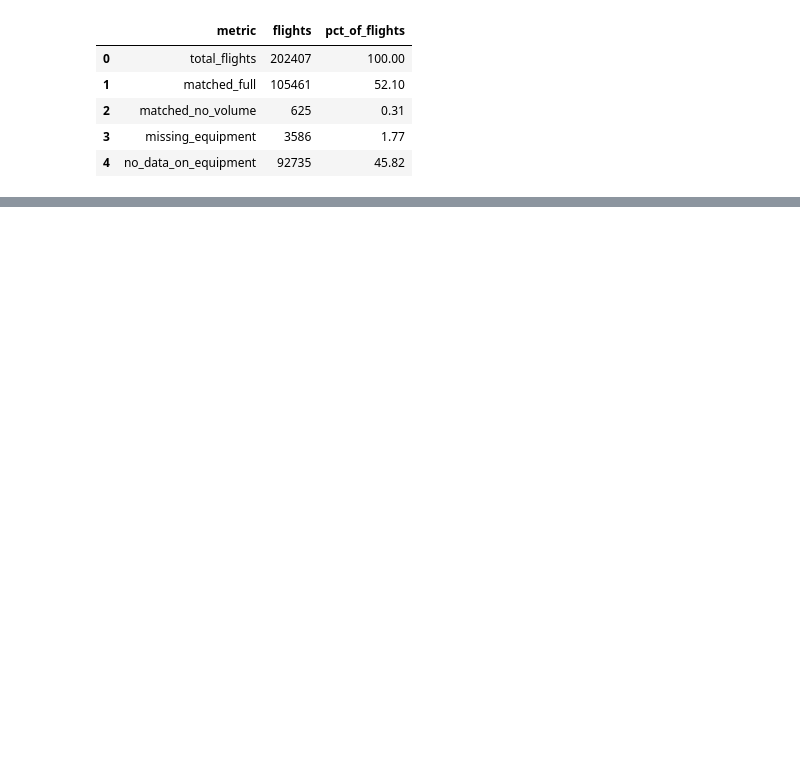
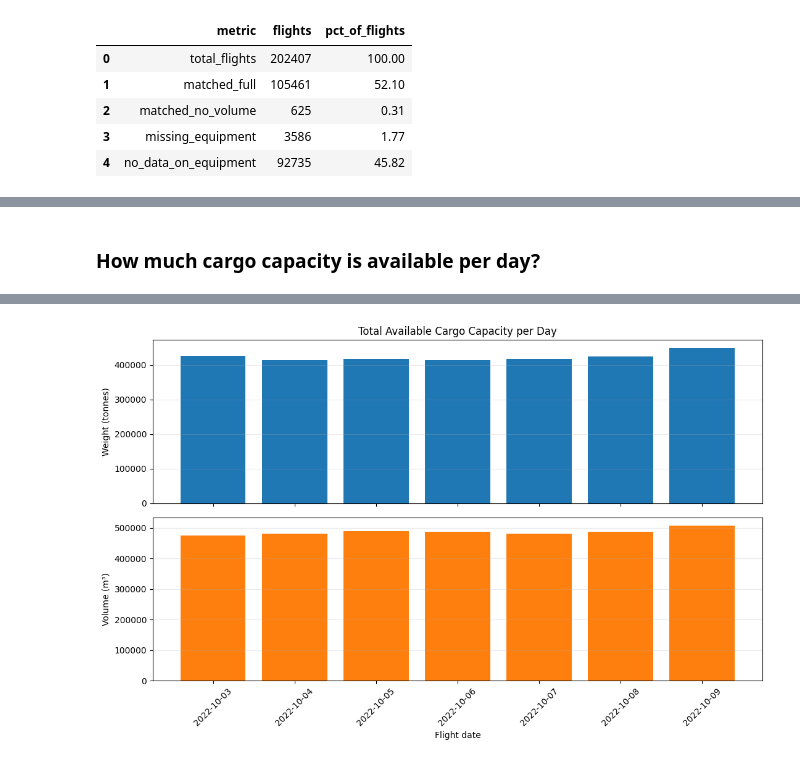
Before and after one commit to kaan-altinay/state-of-the-sky, a Jupyter notebook: notebooks/data_visualisation.ipynb, the cells around one changed output, grey strips where cells are left out. Saved outputs shown, nothing was run; the diff lists cells and outputs as text; code cells hidden in the pictures; blank space fills up the shorter version.

Commit message:
Final readme changes, add visuals to the notebooks and clean up the notebooks.

```diff
--- a/notebooks/data_visualisation.ipynb
+++ b/notebooks/data_visualisation.ipynb
@@ -146,0 +193,36 @@ con.execute("""   SELECT metric, flights, pct_of_flights
+# %% [markdown]
+### How much cargo capacity is available per day?
+# %%
+daily_capacity = con.execute("""
+SELECT
+    flight_date,
+    COUNT(*) AS flights_in_capacity_table,
+    COUNT(*) FILTER (WHERE available_capacity_weight IS NOT NULL) AS flights_with_weight,
+    COUNT(*) FILTER (WHERE available_capacity_volume IS NOT NULL) AS flights_with_volume,
+    SUM(available_capacity_weight) / 1000.0 AS total_capacity_weight_tonnes,
+    SUM(available_capacity_volume) AS total_capacity_volume_m3
+FROM flight_capacity
+GROUP BY 1
+ORDER BY 1;
+""").df()
+
+daily_capacity["flight_date"] = pd.to_datetime(daily_capacity["flight_date"])
+
+display(daily_capacity)
+
+fig, axes = plt.subplots(2, 1, figsize=(11, 7), sharex=True)
+
+axes[0].bar(daily_capacity["flight_date"], daily_capacity["total_capacity_weight_tonnes"])
+axes[0].set_title("Total Available Cargo Capacity per Day")
+axes[0].set_ylabel("Weight (tonnes)")
+axes[0].grid(axis="y", alpha=0.25)
+
+axes[1].bar(daily_capacity["flight_date"], daily_capacity["total_capacity_volume_m3"], color="tab:orange")
+axes[1].set_ylabel("Volume (m³)")
+axes[1].set_xlabel("Flight date")
+axes[1].grid(axis="y", alpha=0.25)
+
+plt.xticks(rotation=45)
+plt.tight_layout()
+plt.show()
+# %% [output]
@@ -146,0 +237 @@ con.execute("""   SELECT metric, flights, pct_of_flights
+[figure, added]
```
Also changed, not shown: parts of 13 cells of this notebook, 3 other files.
